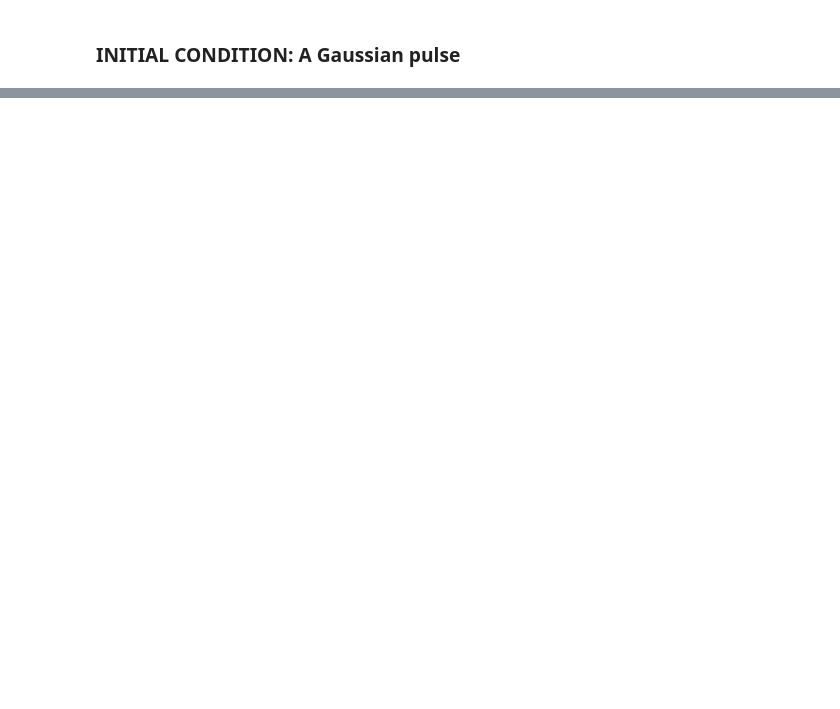
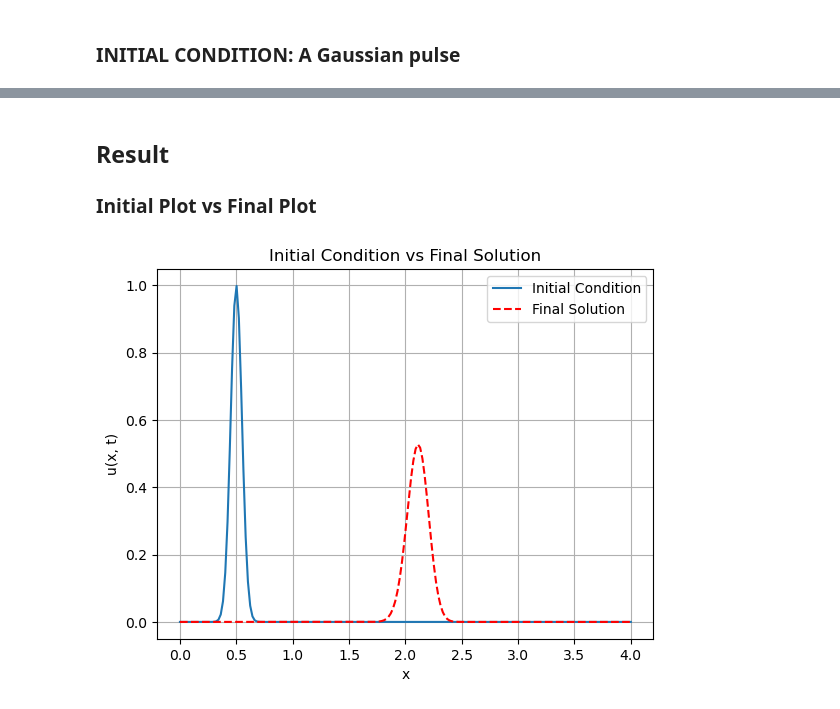
Before and after one commit to harishragul/cfd, a Jupyter notebook: exercise/1d_advection.ipynb, the cells around one changed output, grey strips where cells are left out. Saved outputs shown, nothing was run; the diff lists cells and outputs as text; code cells hidden in the pictures; blank space fills up the shorter version.

```diff
--- a/exercise/1d_advection.ipynb
+++ b/exercise/1d_advection.ipynb
@@ -75,3 +61,25 @@ def advection_ftbs(u, c, dt, dx):
     u_new[1:] = u[1:] - c * dt / dx * (u[1:] - u[:-1]) # FTBS scheme
     u_new[0] = u[0] - c * dt / dx * (u[0] - u[-1]) # Periodic boundary condition
     return u_new
+
+
+u = np.copy(u0) # Initialize the solution with the initial condition
+u_history = [u.copy()] # Store the solution history for plotting
+for n in range(nt):
+    u = advection_ftbs(u, c, dt, dx) # Update the solution using the FTBS scheme
+    u_history.append(u.copy()) # Store the solution at each time step
+# %% [markdown]
+## Result
+### Initial Plot vs Final Plot
+# %%
+u0 = np.exp(-((x - x0) ** 2) / (2 * sigma ** 2)) # Initial condition
+plt.plot(x, u0, label='Initial Condition')
+plt.plot(x, u, label='Final Solution', linestyle='--', color='red')
+plt.title('Initial Condition vs Final Solution')
+plt.xlabel('x')
+plt.ylabel('u(x, t)')
+plt.legend()
+plt.grid()
+plt.show()
+# %% [output]
+[figure, added]
```
Also changed, not shown: parts of 5 cells of this notebook, 7 other files.
